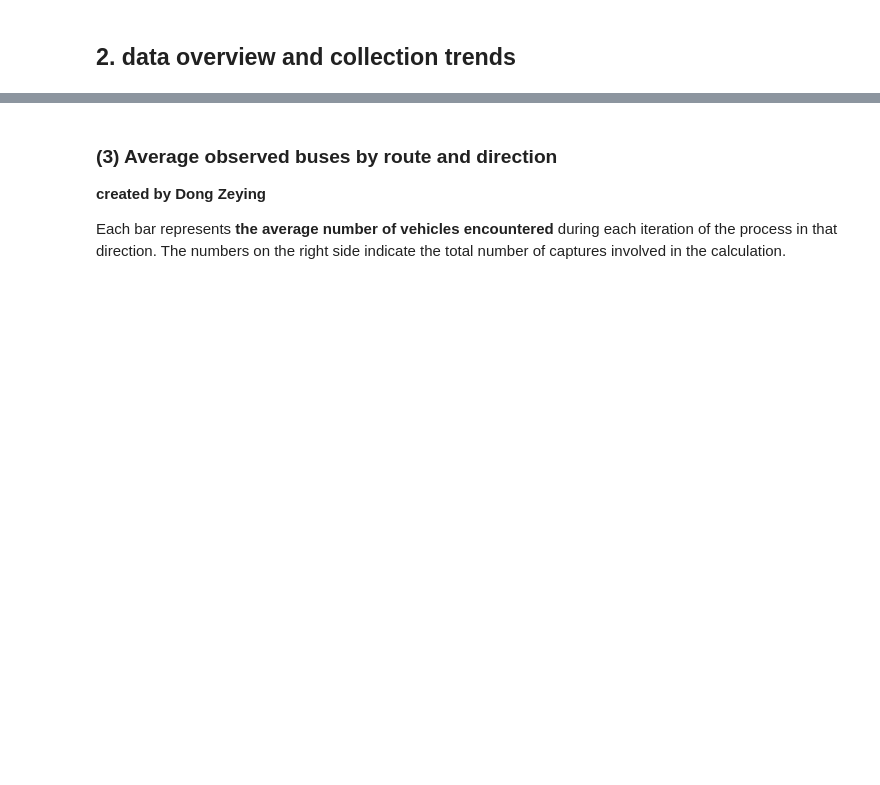
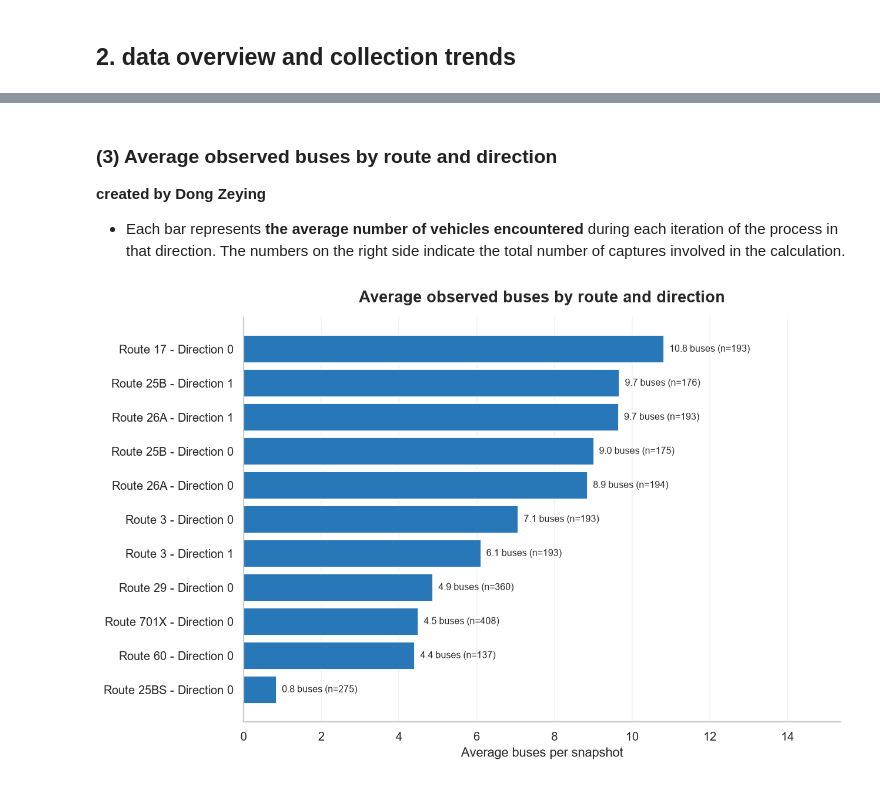
Before and after one commit to mkbk11/group-assignment_bus-crawler, a Jupyter notebook: group_assignment-macau_bus_crawler_simple.ipynb, the cells around one changed output, grey strips where cells are left out. Saved outputs shown, nothing was run; the diff lists cells and outputs as text; code cells hidden in the pictures; blank space fills up the shorter version.

```diff
--- a/group_assignment-macau_bus_crawler_simple.ipynb
+++ b/group_assignment-macau_bus_crawler_simple.ipynb
@@ -496,51 +608,38 @@ plt.show()
 ### (3) Average observed buses by route and direction
 **created by Dong Zeying**
 
-Each bar represents **the average number of vehicles encountered** during each iteration of the process in that direction. The numbers on the right side indicate the total number of captures involved in the calculation.
+- Each bar represents **the average number of vehicles encountered** during each iteration of the process in that direction. The numbers on the right side indicate the total number of captures involved in the calculation.
 # %%
-from pathlib import Path
-import pandas as pd
-import matplotlib.pyplot as plt
+# Count buses in each snapshot
+keys = ["crawl_time", "route_name", "direction"]
+counts = buses.groupby(keys).size().rename("bus_count")
+data = pages.join(counts, on=keys)
+data["bus_count"] = data["bus_count"].fillna(0)
 
-data_dir = Path("group_export")
-if not data_dir.is_dir():
-    data_dir = Path(r"D:\group-assignment_bus-crawler\group_export")
-
-all_pages = []
-for folder in sorted(data_dir.iterdir()):
-    if not (folder / "pages.csv").is_file():
-        continue
-    pages = pd.read_csv(folder / "pages.csv", encoding="utf-8-sig",
-                        dtype={"route_name": str})
-    buses = pd.read_csv(folder / "buses.csv", encoding="utf-8-sig",
-                        dtype={"route_name": str})
-
-    if "page_id" in buses.columns:  # 数据库原始导出
-        pages["bus_count"] = pages["id"].map(buses.groupby("page_id").size())
-    else:  # 组员整理后的导出
-        keys = ["crawl_time", "route_name", "direction"]
-        counts = buses.groupby(keys).size().rename("bus_count")
-        pages = pages.join(counts, on=keys)
-    pages["bus_count"] = pages["bus_count"].fillna(0)
-    all_pages.append(pages[["route_name", "direction", "bus_count"]])
-
-if not all_pages:
-    raise FileNotFoundError("group_export 下没有找到组员导出的 CSV")
-
-data = pd.concat(all_pages, ignore_index=True)
-summary = (data.groupby(["route_name", "direction"])["bus_count"]
-           .agg(["mean", "size"]).sort_values("mean"))
+# Calculate average buses by route and direction
+summary = (
+    data.groupby(["route_name", "direction"])["bus_count"]
+    .agg(["mean", "size"])
+    .sort_values("mean")
+)
 labels = [f"Route {route} - Direction {direction}" for route, direction in summary.index]
 
+# Plot
 fig, ax = plt.subplots(figsize=(10, 6.5))
 bars = ax.barh(labels, summary["mean"], color="#2878b9")
-ax.bar_label(bars, labels=[f"{avg:.1f} buses (n={n})"
-                            for avg, n in zip(summary["mean"], summary["size"])],
-             padding=5, fontsize=9)
+ax.bar_label(
+    bars,
+    labels=[f"{avg:.1f} buses (n={n})"
+            for avg, n in zip(summary["mean"], summary["size"])],
+    padding=5, fontsize=9
+)
 ax.set_xlim(0, summary["mean"].max() * 1.42)
 ax.set_xlabel("Average buses per snapshot")
 ax.set_title("Average observed buses by route and direction", fontsize=15)
+ax.grid(axis="y", visible=False)
 ax.grid(axis="x", alpha=0.2)
 ax.set_axisbelow(True)
 fig.tight_layout()
 plt.show()
+# %% [output]
+[figure, added]
```
Also changed, not shown: parts of 20 cells of this notebook, 3 other files.
